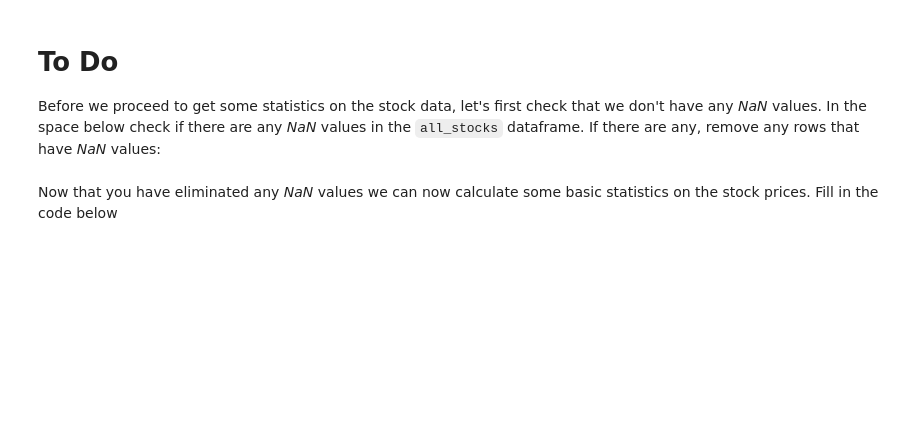
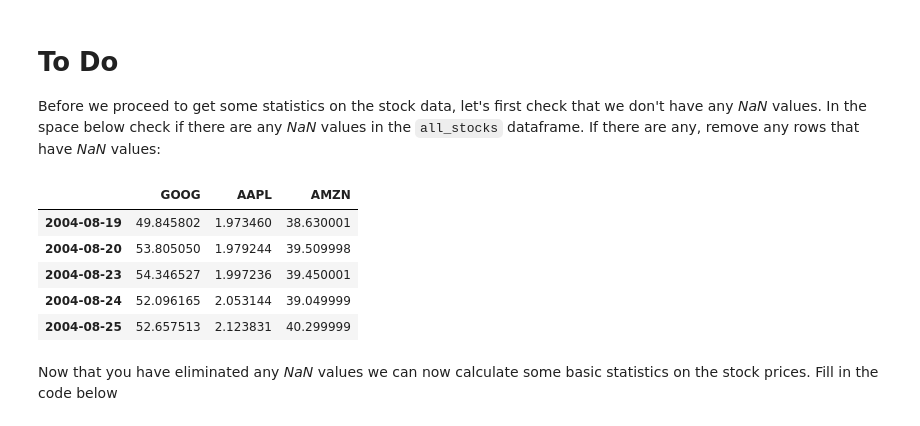
Before and after one commit to kinant/ud-ai-python-nd, a Jupyter notebook: Course 03/Pandas/Statistics from Stock Data.ipynb, the cells around one changed output. Cells and saved outputs as stored; diff of their text form; code cells hidden in the pictures; blank space fills up the shorter version.

```diff
--- a/Course 03/Pandas/Statistics from Stock Data.ipynb
+++ b/Course 03/Pandas/Statistics from Stock Data.ipynb
@@ -115,2 +141,11 @@ Before we proceed to get some statistics on the stock data, let's first check th
+# %%
+all_stocks.head()
+# %% [output]
+|  | GOOG | AAPL | AMZN |
+| 2004-08-19 | 49.845802 | 1.973460 | 38.630001 |
+| 2004-08-20 | 53.805050 | 1.979244 | 39.509998 |
+| 2004-08-23 | 54.346527 | 1.997236 | 39.450001 |
+| 2004-08-24 | 52.096165 | 2.053144 | 39.049999 |
+| 2004-08-25 | 52.657513 | 2.123831 | 40.299999 |
 # %% [markdown]
 Now that you have eliminated any *NaN* values we can now calculate some basic statistics on the stock prices. Fill in the code below
```
Also changed, not shown: parts of 10 cells of this notebook.
